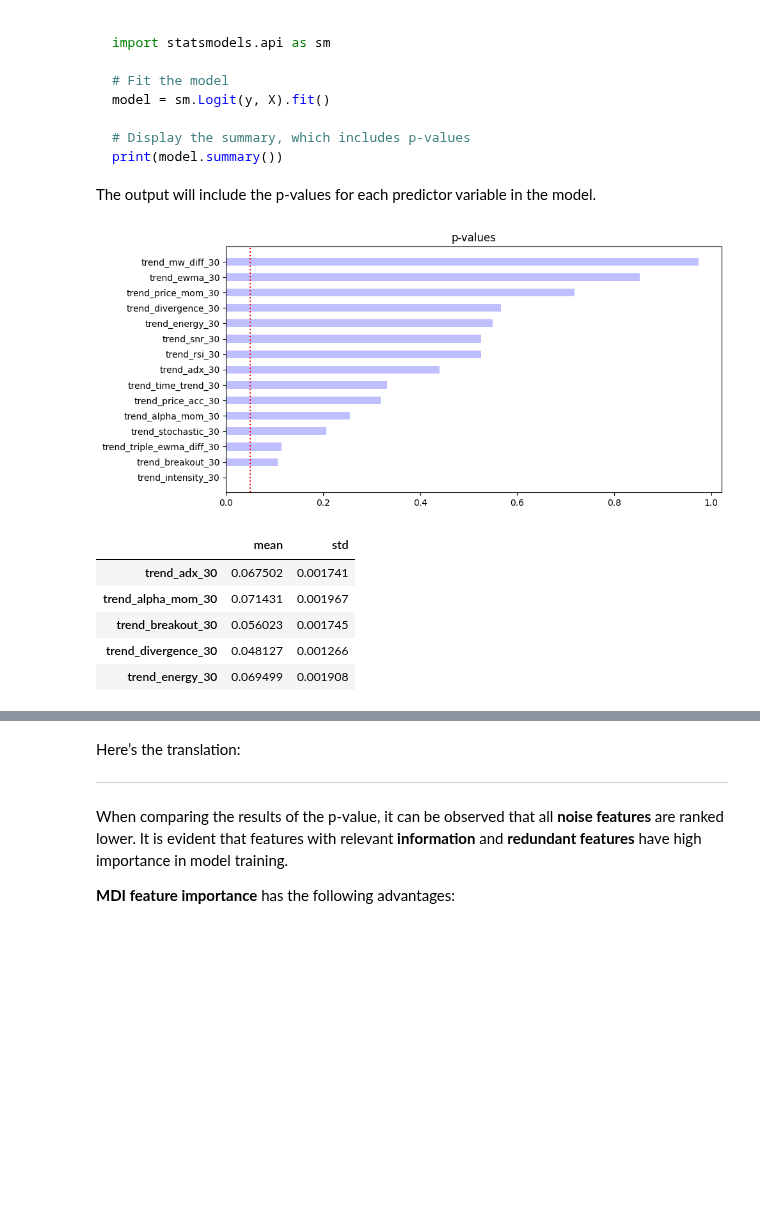
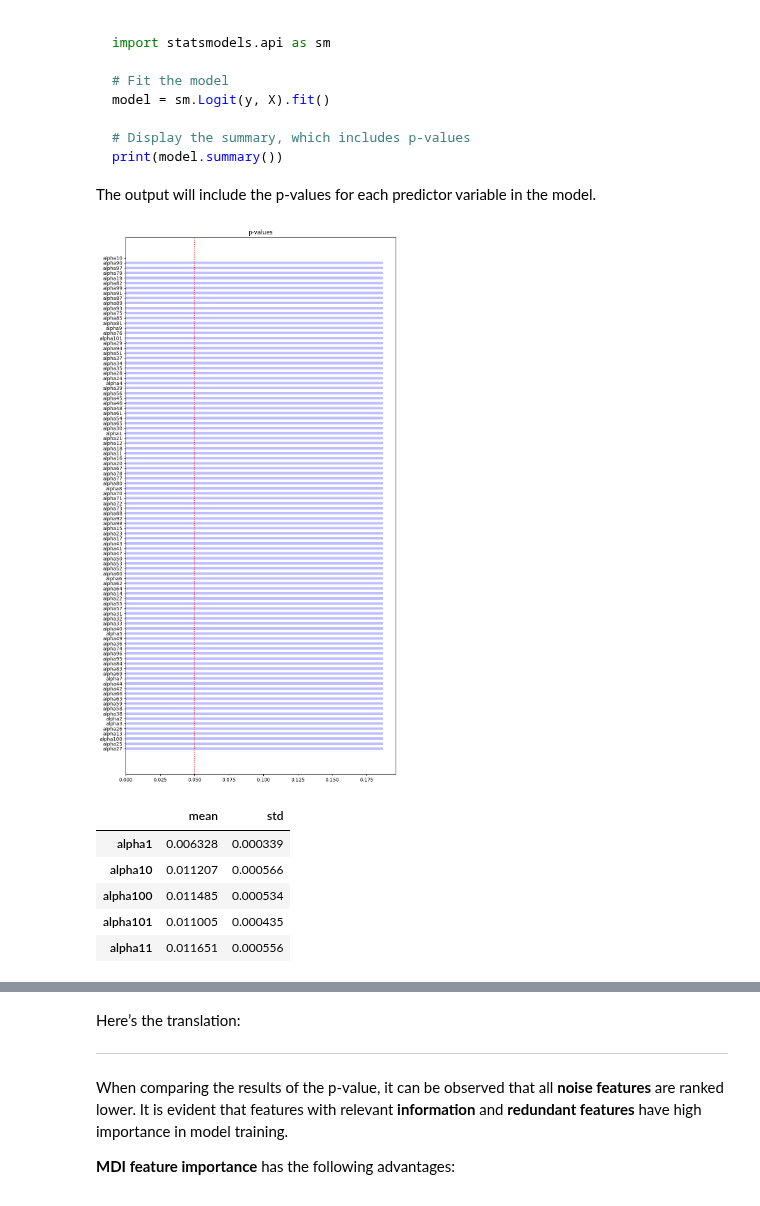
Before and after one commit to wellzero/quant_free, a Jupyter notebook: research/finML/factor_analysis/FeatureImportanceNM.ipynb, the cells around one changed output, grey strips where cells are left out. Saved outputs shown, nothing was run; the diff lists cells and outputs as text; code cells hidden in the pictures; blank space fills up the shorter version.

```diff
--- a/research/finML/factor_analysis/FeatureImportanceNM.ipynb
+++ b/research/finML/factor_analysis/FeatureImportanceNM.ipynb
@@ -67,16 +67,17 @@ from quant_free.utils.us_equity_utils import *
 from quant_free.factor.price import *
 
 symbol = 'TSM'
+symbol = 'AAPL'
 # symbol = 'INTC'
 
 factor_name = 'Trend.csv'
 like = 'trend'
 
-# factor_name = 'Alpha101.csv'
-# like = 'alpha'
+factor_name = 'Alpha101.csv'
+like = 'alpha'
 
 thr = 0.03
-forward_period = 5
+forward_period = 10
 start_date = get_json_config_value("training_start_date")
 end_date = get_json_config_value("training_end_date")
 
@@ -94,9 +95,9 @@ trnsX = factor.filter(like=like).astype(np.float64)
 y_data = factor.loc[:, f'ret_forward_{forward_period}']
 cont = pd.DataFrame(y_data.map(lambda x: 1 if x > thr else -1 if x < -thr else 0))
 cont = pd.concat([cont, y_data], axis = 1)
-cont.columns = ['bin', 'price_ratio_10']
+cont.columns = ['bin', f'price_ratio_{forward_period}']
 cont['t1'] = cont.index
 
-print(cont.head(10))
+print(cont.tail(10))
 # %% [output]
             bin  price_ratio_10         t1
@@ -183,17 +185,17 @@ ols = sm.OLS(cont['bin'], trnsX).fit()
 # %%
 
-plt.figure(figsize = (10, 5))
+plt.figure(figsize = (10, 20))
 plt.barh(
     ols.pvalues.sort_values(ascending = True).index,
     ols.pvalues.sort_values(ascending = True),
     color = 'b', alpha = 0.25, height = 0.5
 )
 plt.axvline(0.05, ls = ':', color = 'r')
 plt.grid(False)
 plt.title('p-values')
 plt.show()
 # %% [output]
-[figure, old version]
+[figure, new version]
 # %%
 from sklearn.ensemble import RandomForestClassifier
 
@@ -234,11 +236,11 @@ mdi = mean_decrease_impurity(fit, trnsX.columns)
 mdi.head()
 # %% [output]
 |  | mean | std |
-| trend_adx_30 | 0.067502 | 0.001741 |
-| trend_alpha_mom_30 | 0.071431 | 0.001967 |
-| trend_breakout_30 | 0.056023 | 0.001745 |
-| trend_divergence_30 | 0.048127 | 0.001266 |
-| trend_energy_30 | 0.069499 | 0.001908 |
+| alpha1 | 0.006328 | 0.000339 |
+| alpha10 | 0.011207 | 0.000566 |
+| alpha100 | 0.011485 | 0.000534 |
+| alpha101 | 0.011005 | 0.000435 |
+| alpha11 | 0.011651 | 0.000556 |
 # %%
 plot_feature_importance(
     mdi,
```
Also changed, not shown: parts of 5 cells of this notebook, 10 other files.
